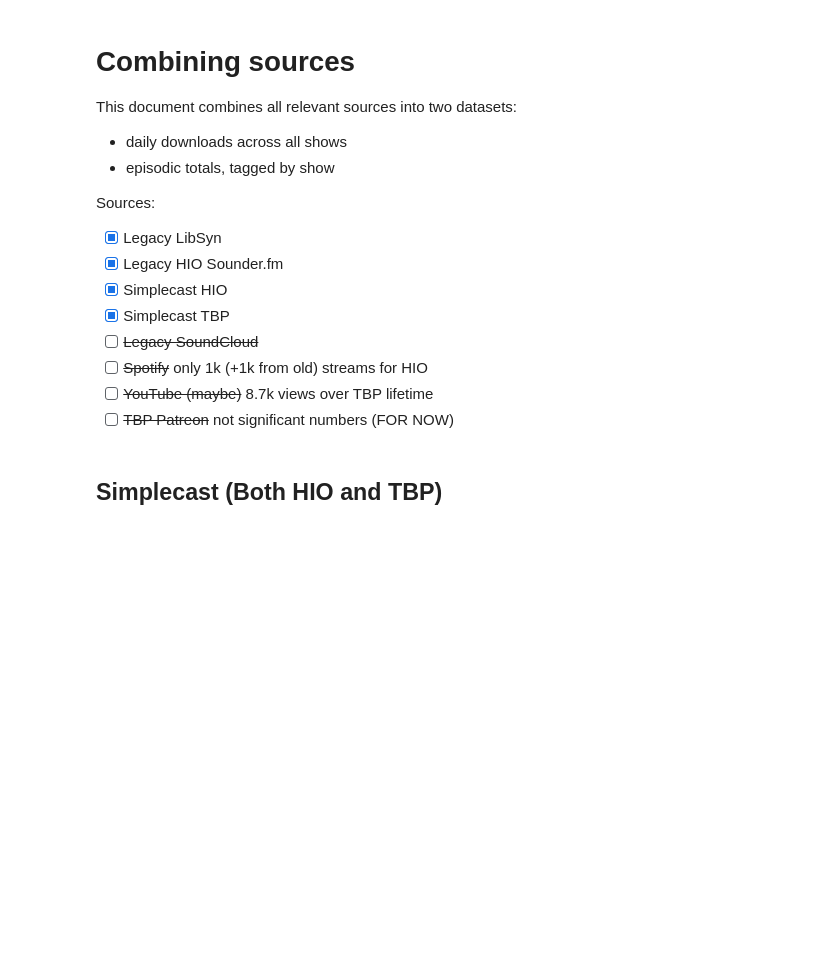
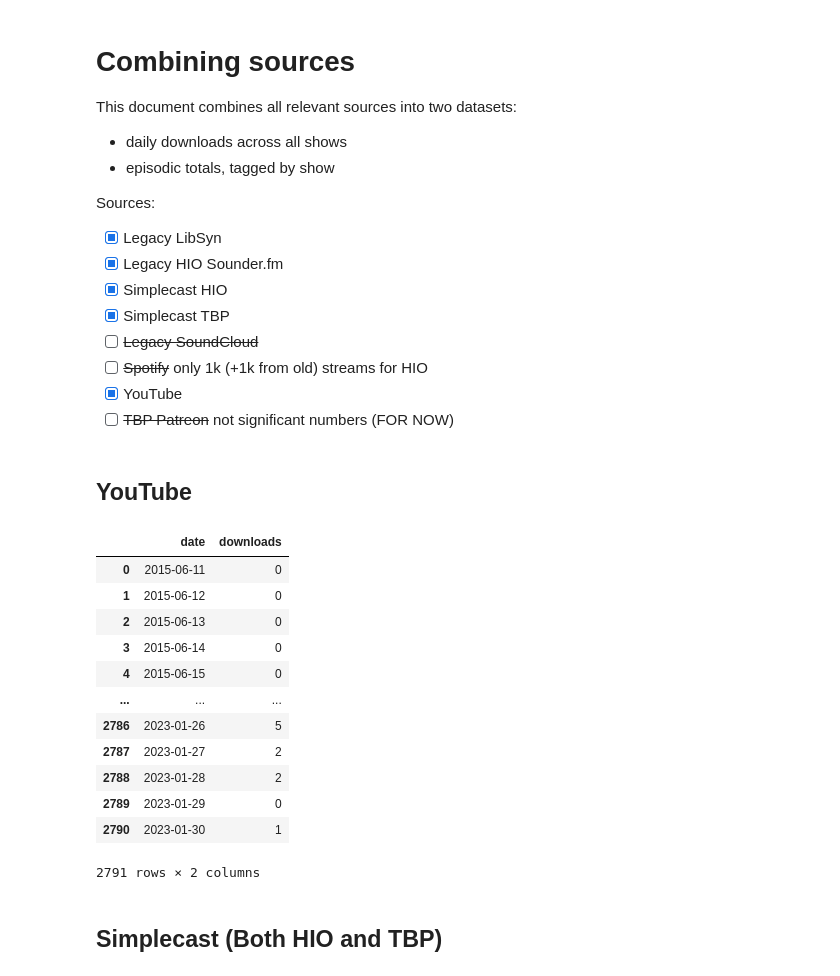
Before and after one commit to corpetty/TBP_metrics, a Jupyter notebook: Combining-Sources.ipynb, the cells around one changed output. Cells and saved outputs as stored; diff of their text form; code cells hidden in the pictures; blank space fills up the shorter version.

```diff
--- a/Combining-Sources.ipynb
+++ b/Combining-Sources.ipynb
@@ -11,7 +11,7 @@ Sources:
 - [x] Simplecast TBP
 - [ ] ~~Legacy SoundCloud~~
 - [ ] ~~Spotify~~ only 1k (+1k from old) streams for HIO
-- [ ] ~~YouTube (maybe)~~ 8.7k views over TBP lifetime
+- [x] YouTube
 - [ ] ~~TBP Patreon~~ not significant numbers (FOR NOW)
 # %%
 import pandas as pd
@@ -20,3 +20,5 @@ import matplotlib as plt
 plt.style.use('ggplot')
 import datetime as dt
 import plotly.express as px
+# %% [markdown]
+## YouTube
@@ -23,3 +33,19 @@ import plotly.express as px
+# %%
+tbp_youtube_daily
+# %% [output]
+|  | date | downloads |
+| 0 | 2015-06-11 | 0 |
+| 1 | 2015-06-12 | 0 |
+| 2 | 2015-06-13 | 0 |
+| 3 | 2015-06-14 | 0 |
+| 4 | 2015-06-15 | 0 |
+| ... | ... | ... |
+| 2786 | 2023-01-26 | 5 |
+| 2787 | 2023-01-27 | 2 |
+| 2788 | 2023-01-28 | 2 |
+| 2789 | 2023-01-29 | 0 |
+| 2790 | 2023-01-30 | 1 |
+2791 rows × 2 columns
 # %% [markdown]
 ## Simplecast (Both HIO and TBP)
 # %% [markdown]
```
Also changed, not shown: parts of 5 cells of this notebook, 6 other files.
